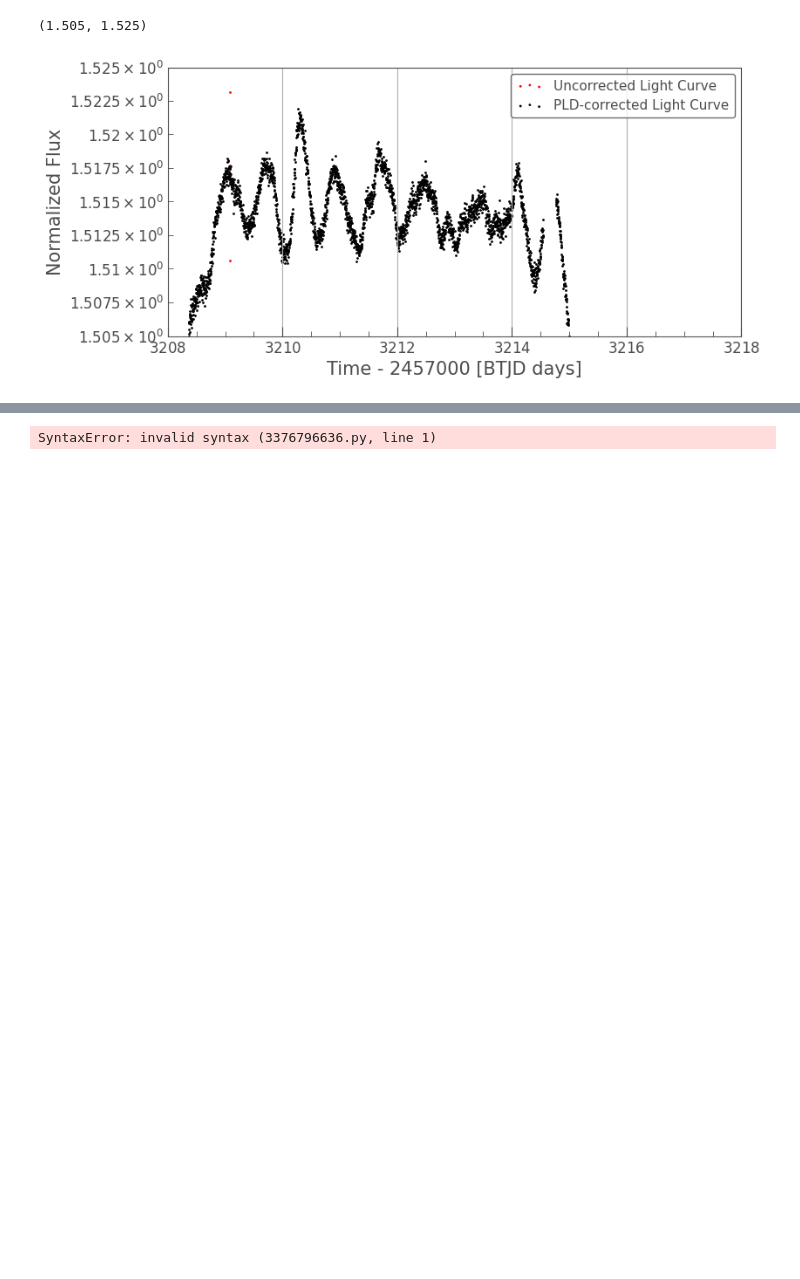
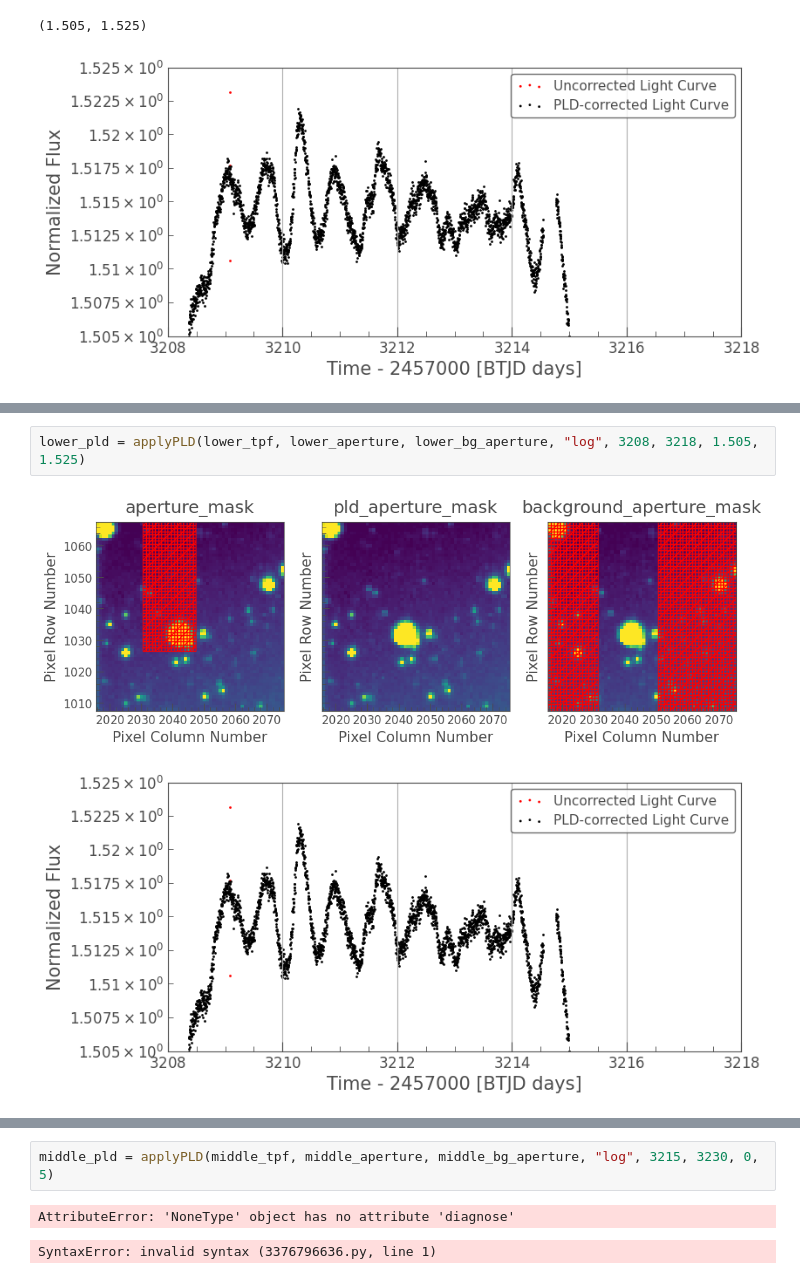
Before and after one commit to kenny-phan/tess-ice-giants, a Jupyter notebook: Lightcurves.ipynb, the cells around one changed output, grey strips where cells are left out. Cells and saved outputs as stored; diff of their text form; blank space fills up the shorter version.

```diff
--- a/Lightcurves.ipynb
+++ b/Lightcurves.ipynb
@@ -190,0 +225,5 @@ background_aperture = homemadeAperture(dimensions, 0, 15, 0, 60) + homemadeApert
+# %%
+lower_pld = applyPLD(lower_tpf, lower_aperture, lower_bg_aperture, "log", 3208, 3218, 1.505, 1.525)
+# %% [output]
+[figure, added]
+[figure, added]
@@ -191,3 +231,7 @@ background_aperture = homemadeAperture(dimensions, 0, 15, 0, 60) + homemadeApert
+# %%
+middle_pld = applyPLD(middle_tpf, middle_aperture, middle_bg_aperture, "log", 3215, 3230, 0, 5)
+# %% [output]
+AttributeError: 'NoneType' object has no attribute 'diagnose'
 # %%
 # %% [output]
 SyntaxError: invalid syntax (3376796636.py, line 1)
```
Also changed, not shown: parts of 10 cells of this notebook, 1 other file.
